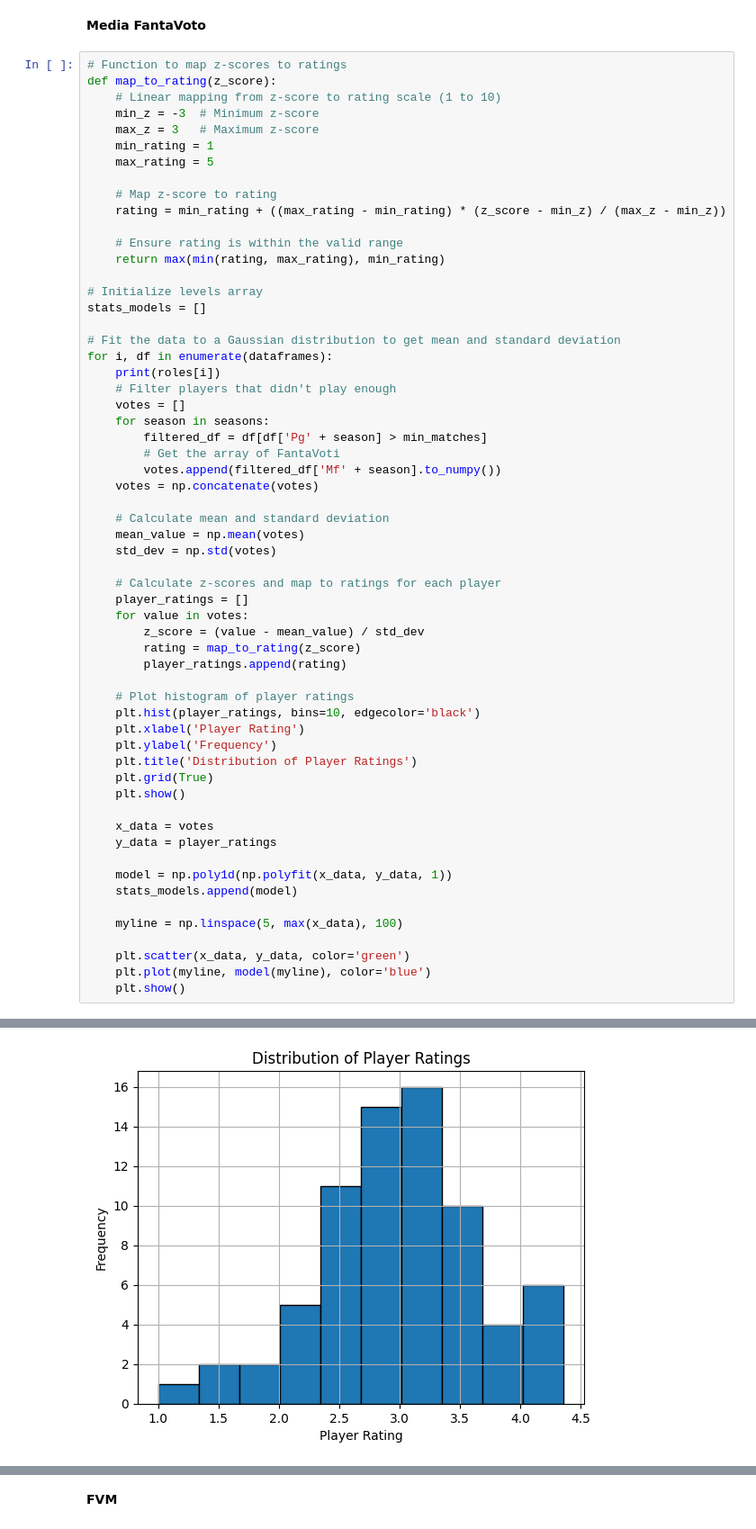
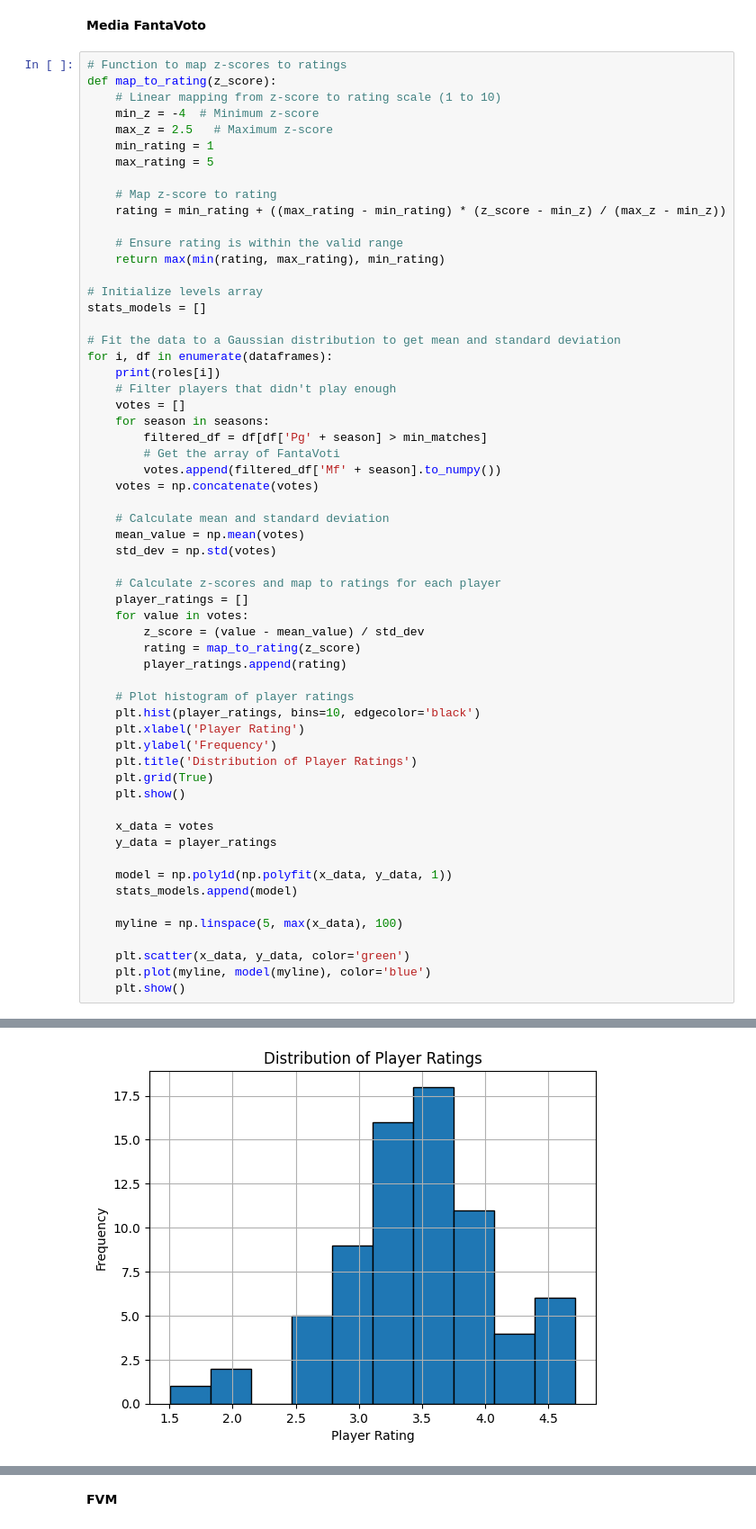
Before and after one commit to duiliocirino/FantaHelpML, a Jupyter notebook: 2024-2025/ratings.ipynb, the cells around one changed output, grey strips where cells are left out. Shown at 90% size. Drawn from its saved outputs; the diff is of its cells as text.

```diff
--- a/2024-2025/ratings.ipynb
+++ b/2024-2025/ratings.ipynb
@@ -369,8 +369,8 @@ They will be used with orders of importance, 22/23 is more important than 19/20.
 # Function to map z-scores to ratings
 def map_to_rating(z_score):
     # Linear mapping from z-score to rating scale (1 to 10)
-    min_z = -3  # Minimum z-score
-    max_z = 3   # Maximum z-score
+    min_z = -4  # Minimum z-score
+    max_z = 2.5   # Maximum z-score
     min_rating = 1
     max_rating = 5
 
@@ -399,31 +399,31 @@ for i, df in enumerate(dataframes):
     std_dev = np.std(votes)
 
     # Calculate z-scores and map to ratings for each player
     player_ratings = []
     for value in votes:
         z_score = (value - mean_value) / std_dev
         rating = map_to_rating(z_score)
         player_ratings.append(rating)
 
     # Plot histogram of player ratings
     plt.hist(player_ratings, bins=10, edgecolor='black')
     plt.xlabel('Player Rating')
     plt.ylabel('Frequency')
     plt.title('Distribution of Player Ratings')
     plt.grid(True)
     plt.show()
 
     x_data = votes
     y_data = player_ratings
 
     model = np.poly1d(np.polyfit(x_data, y_data, 1))
     stats_models.append(model)
 
     myline = np.linspace(5, max(x_data), 100)
 
     plt.scatter(x_data, y_data, color='green')
     plt.plot(myline, model(myline), color='blue')
     plt.show()
 # %% [output]
 P
-[figure, old version]
+[figure, new version]
```
Also changed, not shown: parts of 9 cells of this notebook, 2 other files.
